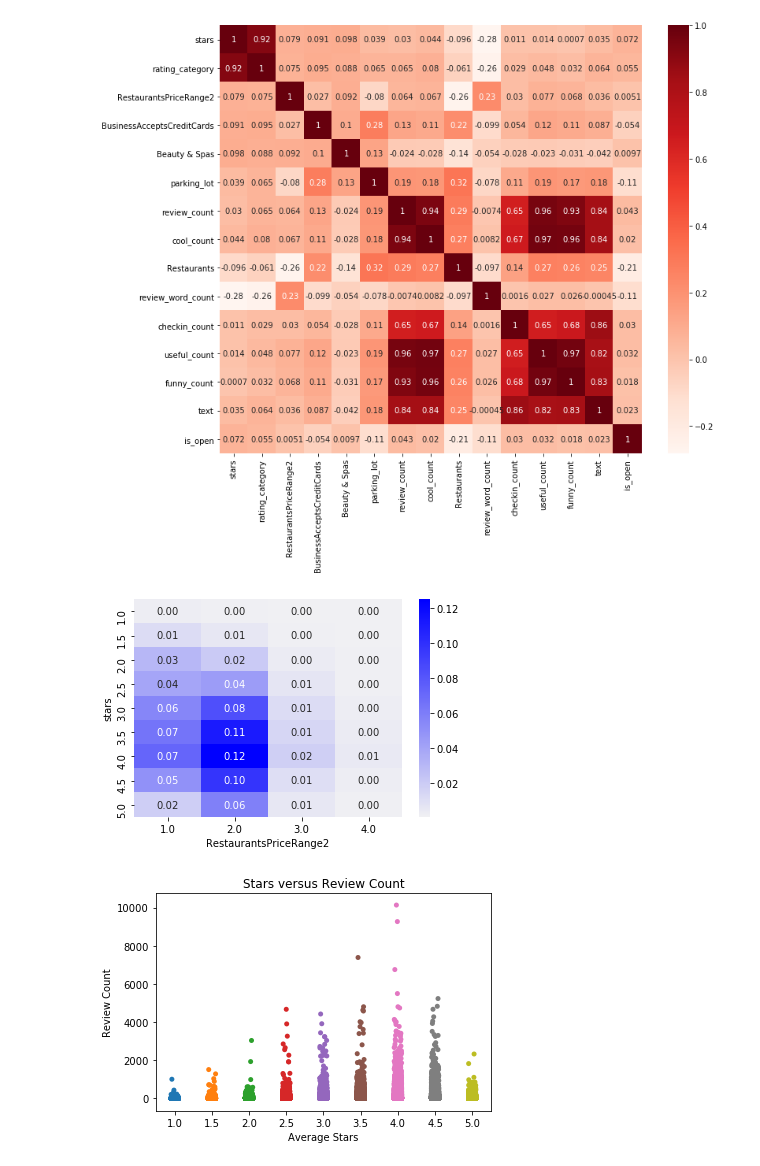
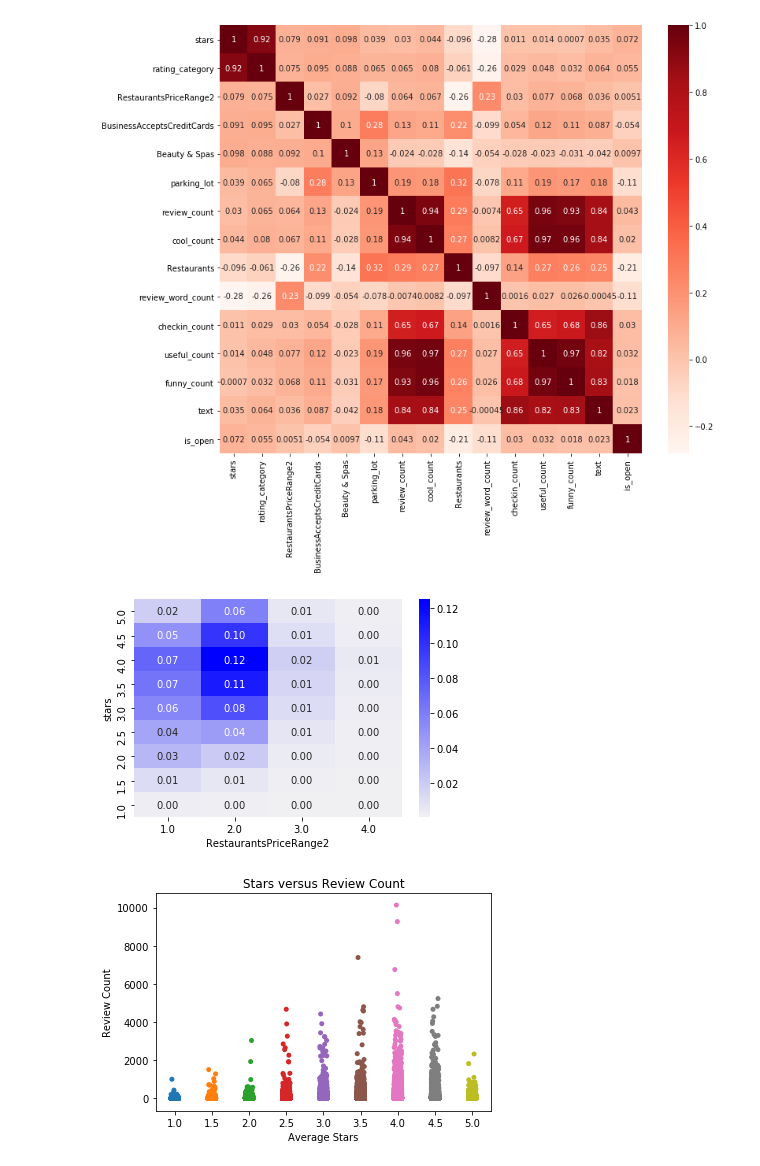
Before and after one commit to rchannewiser/MSDS-machine-learning1-team5, a Jupyter notebook: yelp_test.ipynb, the cells around one changed output. Cells and saved outputs as stored; diff of their text form; code cells hidden in the pictures.

Commit message:
correct sort order on heatmap

```diff
--- a/yelp_test.ipynb
+++ b/yelp_test.ipynb
@@ -890,27 +890,29 @@ plt.show()
 # %%
 def visualize_crosstab(df, col1,col2, normalize='all'):
     ct=pd.crosstab(df[col1],
             df[col2],
             normalize = normalize # convert absolute to row proportions
            )
     # now stack and reset
     stacked = ct.stack().reset_index().rename(columns={0:'value'})
 
     #stacked.lot == "True"
     # plot grouped bar chart
     sb.barplot(x=stacked[col1], y=stacked.value, hue=stacked[col2])
 
 def crosstab_heatmap(df, col1, col2, normalize='all'):
     ct=pd.crosstab(
         df[col1],
         df[col2],
         normalize=normalize).round(3)
+
+    ct=ct.sort_values([col1], ascending=False)
     sb.heatmap(ct, annot=True, fmt = '.2f', cmap=sb.color_palette("light:b", as_cmap=True))
 
 
 crosstab_heatmap(df_business_eda, "stars","RestaurantsPriceRange2",normalize="all")
 # %% [output]
-[figure, old version]
+[figure, new version]
 # %%
 # cool_count                      int64
 # funny_count                     int64
```
